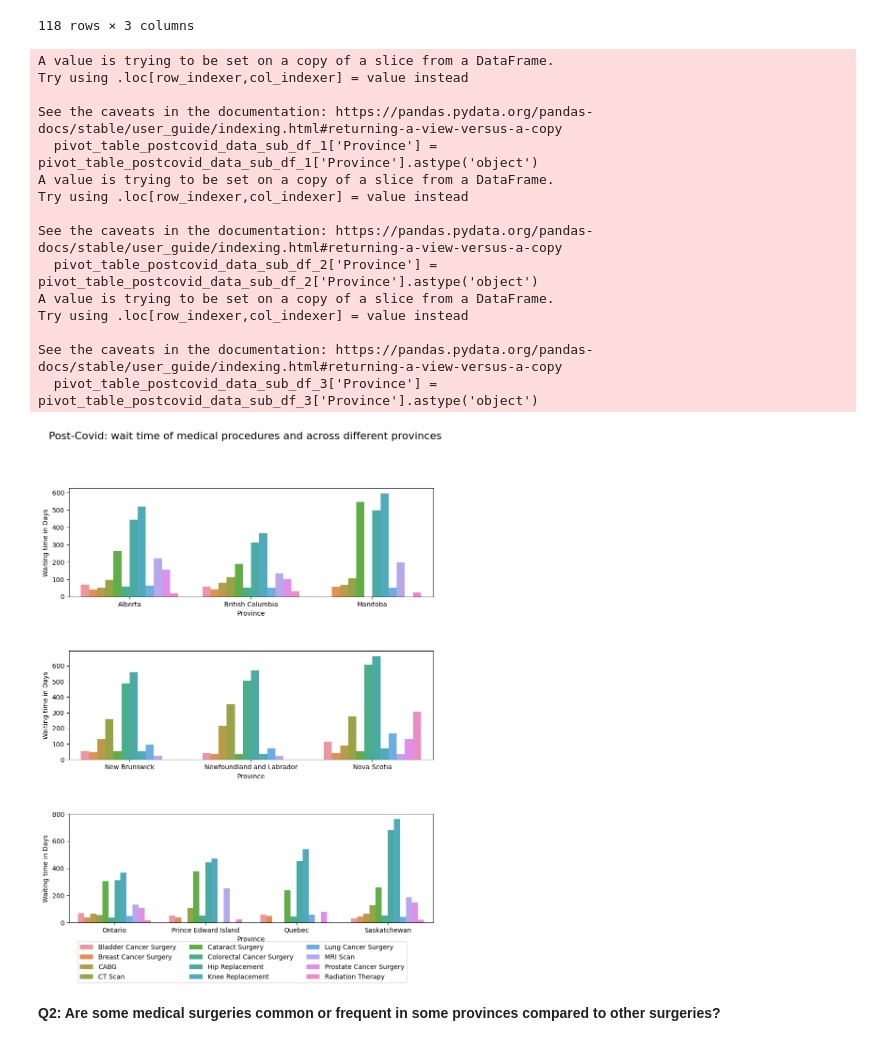
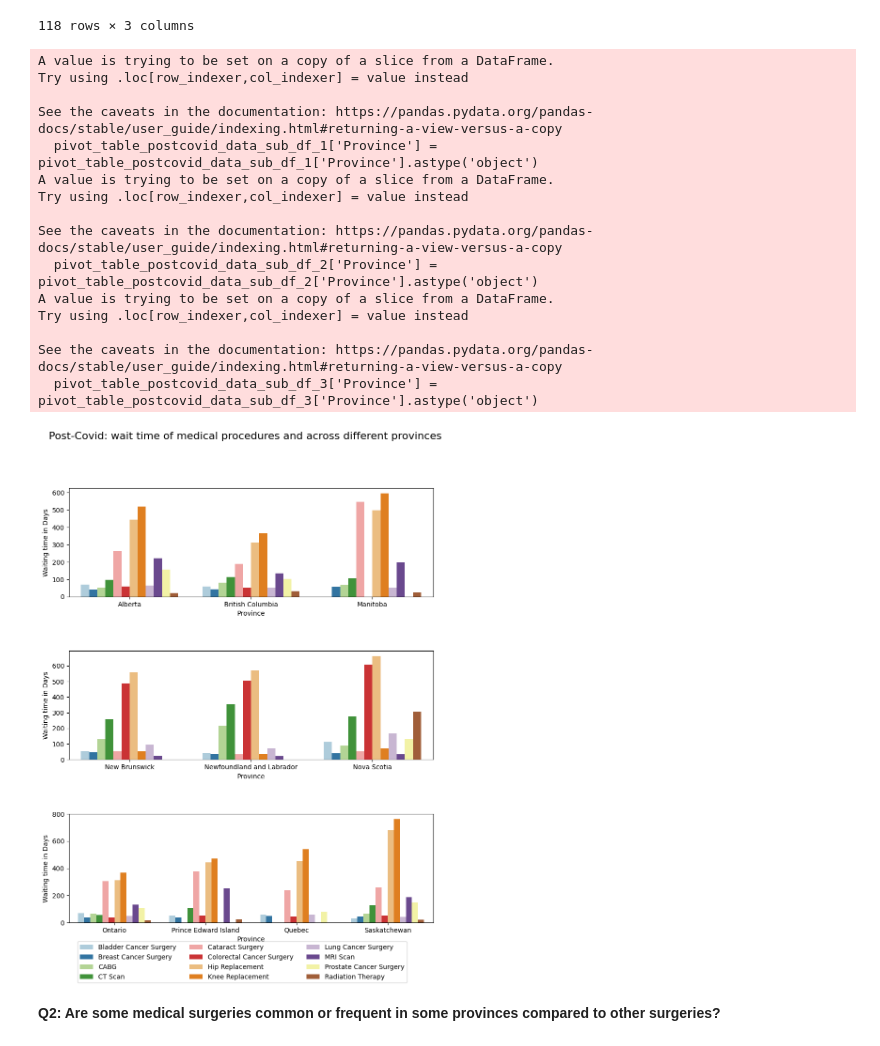
Before and after one commit to Aartizikre150/waiting-time-for-surgery-in-Canada, a Jupyter notebook: DAB_103_Project.ipynb, the cells around one changed output. Drawn from its saved outputs; the diff is of its cells as text; code cells hidden in the pictures.

```diff
--- a/DAB_103_Project.ipynb
+++ b/DAB_103_Project.ipynb
@@ -332,9 +332,9 @@ pivot_table_postcovid_data_sub_df_2['Province'] = pivot_table_postcovid_data_sub
 pivot_table_postcovid_data_sub_df_3['Province'] = pivot_table_postcovid_data_sub_df_3['Province'].astype('object')
 
 # create barplots for each sub-dataframe in each subplot
-sns.barplot(data = pivot_table_postcovid_data_sub_df_1, x = 'Province', y = 'averageOfIndicator', hue = 'Indicator', ax=axes[0])
-sns.barplot(data = pivot_table_postcovid_data_sub_df_2, x = 'Province', y = 'averageOfIndicator', hue = 'Indicator', ax=axes[1])
-sns.barplot(data = pivot_table_postcovid_data_sub_df_3, x = 'Province', y = 'averageOfIndicator', hue = 'Indicator', ax=axes[2])
+sns.barplot(data = pivot_table_postcovid_data_sub_df_1, x = 'Province', y = 'averageOfIndicator', hue = 'Indicator', ax=axes[0], palette='Paired')
+sns.barplot(data = pivot_table_postcovid_data_sub_df_2, x = 'Province', y = 'averageOfIndicator', hue = 'Indicator', ax=axes[1], palette='Paired')
+sns.barplot(data = pivot_table_postcovid_data_sub_df_3, x = 'Province', y = 'averageOfIndicator', hue = 'Indicator', ax=axes[2], palette='Paired')
 
 # Add a common title to all subplots
 fig.suptitle('Post-Covid: wait time of medical procedures and across different provinces', fontsize=16)
@@ -346,34 +346,34 @@ axes[2].set_ylabel('Waiting time in Days')
 
 # remove the legends from all subgraph
 for ax in axes:
     ax.legend([],[], frameon=False)
 
 #plt.legend(title="Smoker", loc="upper left", labels=["No", "Yes"])
 fig.subplots_adjust(hspace=0.5)
 
 # Add a common legend to all subplots
 handles, labels = axes[0].get_legend_handles_labels()
 fig.legend(handles, labels, loc='lower center', ncol=3)
 
 # display the plot
 plt.show()
 # %% [output]
 A value is trying to be set on a copy of a slice from a DataFrame.
 Try using .loc[row_indexer,col_indexer] = value instead
 
 See the caveats in the documentation: https://pandas.pydata.org/pandas-docs/stable/user_guide/indexing.html#returning-a-view-versus-a-copy
   pivot_table_postcovid_data_sub_df_1['Province'] = pivot_table_postcovid_data_sub_df_1['Province'].astype('object')
 A value is trying to be set on a copy of a slice from a DataFrame.
 Try using .loc[row_indexer,col_indexer] = value instead
 
 See the caveats in the documentation: https://pandas.pydata.org/pandas-docs/stable/user_guide/indexing.html#returning-a-view-versus-a-copy
   pivot_table_postcovid_data_sub_df_2['Province'] = pivot_table_postcovid_data_sub_df_2['Province'].astype('object')
 A value is trying to be set on a copy of a slice from a DataFrame.
 Try using .loc[row_indexer,col_indexer] = value instead
 
 See the caveats in the documentation: https://pandas.pydata.org/pandas-docs/stable/user_guide/indexing.html#returning-a-view-versus-a-copy
   pivot_table_postcovid_data_sub_df_3['Province'] = pivot_table_postcovid_data_sub_df_3['Province'].astype('object')
-[figure, old version]
+[figure, new version]
 # %% [markdown]
 **Q2: Are some medical surgeries common or frequent in some provinces compared to other surgeries?**
 # %%
```
Also changed, not shown: parts of 4 cells of this notebook.
